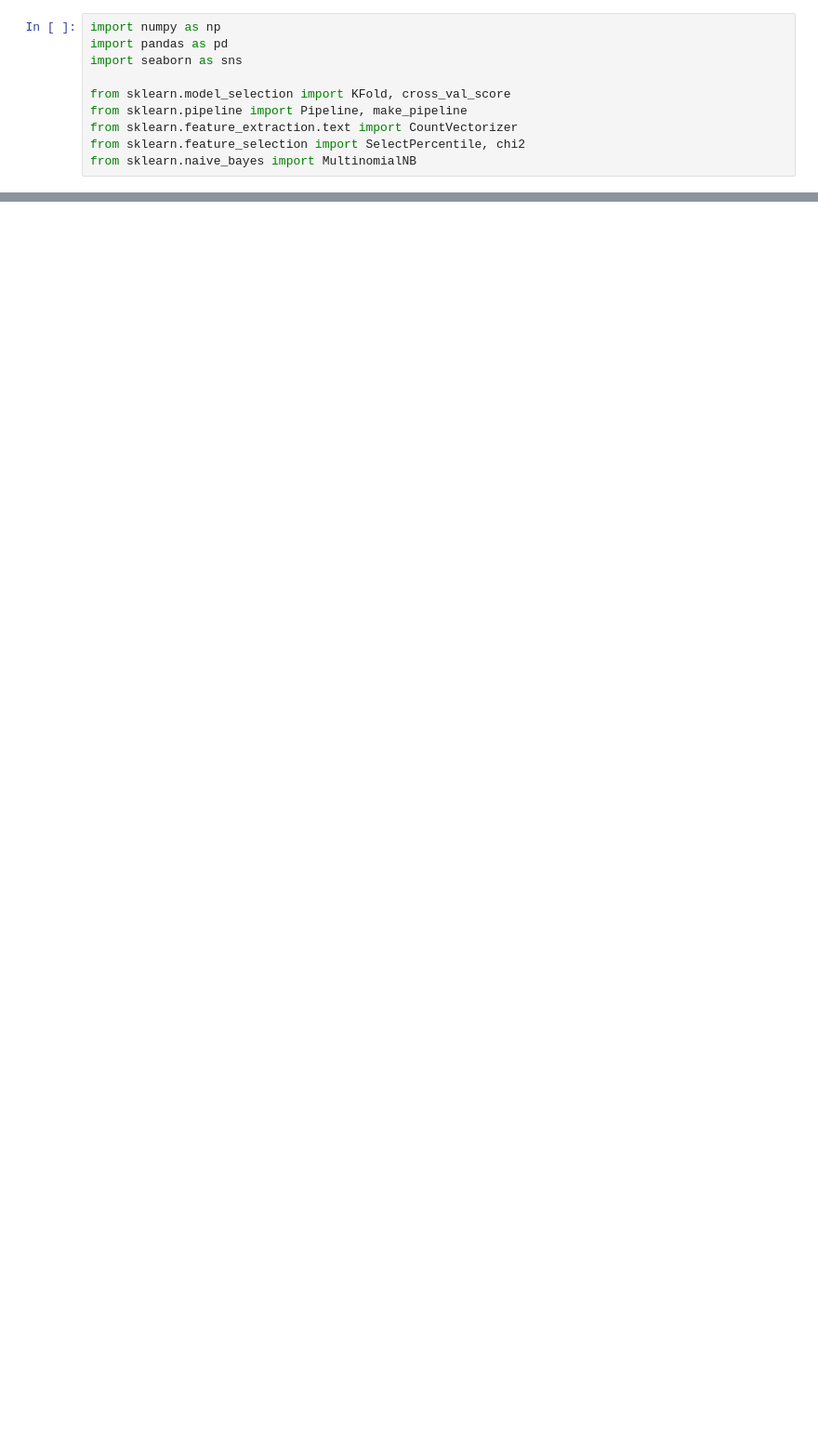
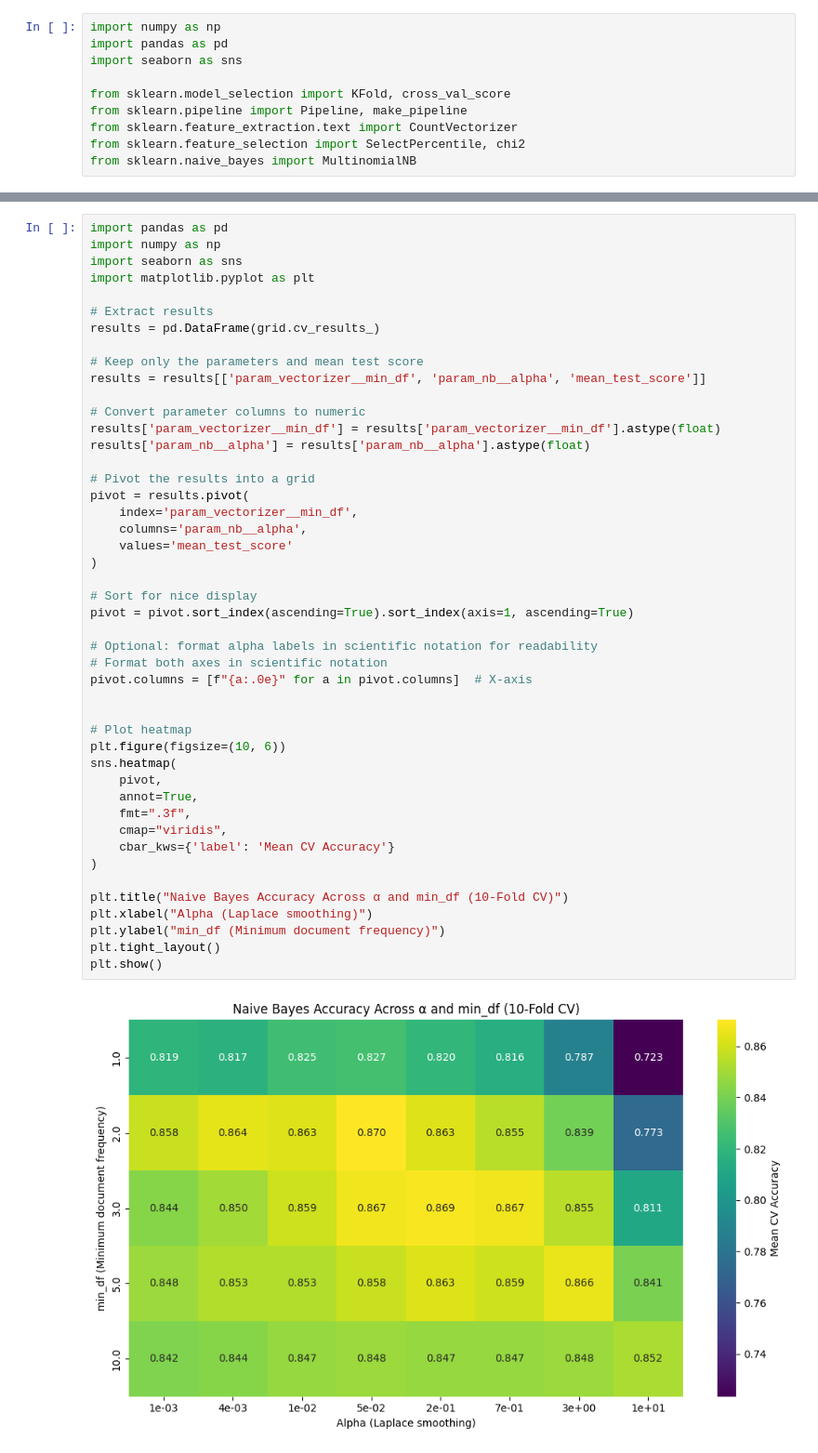
Before and after one commit to Benjaminphelps/DM-Assignment, a Jupyter notebook: ben_MultiNaiveBayes.ipynb, the cells around one changed output, grey strips where cells are left out. Shown: that part at 93% size. Cells and saved outputs as stored; diff of their text form; blank space fills up the shorter version.

```diff
--- a/ben_MultiNaiveBayes.ipynb
+++ b/ben_MultiNaiveBayes.ipynb
@@ -116,0 +104,48 @@ sns.despine()
+# %%
+import pandas as pd
+import numpy as np
+import seaborn as sns
+import matplotlib.pyplot as plt
+
+# Extract results
+results = pd.DataFrame(grid.cv_results_)
+
+# Keep only the parameters and mean test score
+results = results[['param_vectorizer__min_df', 'param_nb__alpha', 'mean_test_score']]
+
+# Convert parameter columns to numeric
+results['param_vectorizer__min_df'] = results['param_vectorizer__min_df'].astype(float)
+results['param_nb__alpha'] = results['param_nb__alpha'].astype(float)
+
+# Pivot the results into a grid
+pivot = results.pivot(
+    index='param_vectorizer__min_df',
+    columns='param_nb__alpha',
+    values='mean_test_score'
+)
+
+# Sort for nice display
+pivot = pivot.sort_index(ascending=True).sort_index(axis=1, ascending=True)
+
+# Optional: format alpha labels in scientific notation for readability
+# Format both axes in scientific notation
+pivot.columns = [f"{a:.0e}" for a in pivot.columns]  # X-axis
+
+
+# Plot heatmap
+plt.figure(figsize=(10, 6))
+sns.heatmap(
+    pivot,
+    annot=True,
+    fmt=".3f",
+    cmap="viridis",
+    cbar_kws={'label': 'Mean CV Accuracy'}
+)
+
+plt.title("Naive Bayes Accuracy Across α and min_df (10-Fold CV)")
+plt.xlabel("Alpha (Laplace smoothing)")
+plt.ylabel("min_df (Minimum document frequency)")
+plt.tight_layout()
+plt.show()
+# %% [output]
+[figure, added]
```
Also changed, not shown: parts of 5 cells of this notebook, 12 other files.
